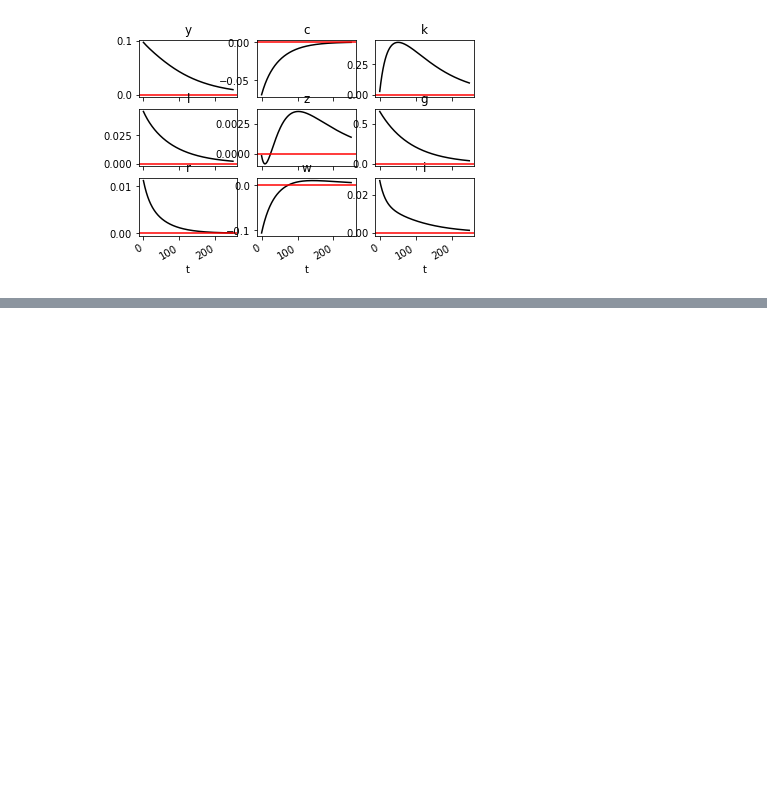
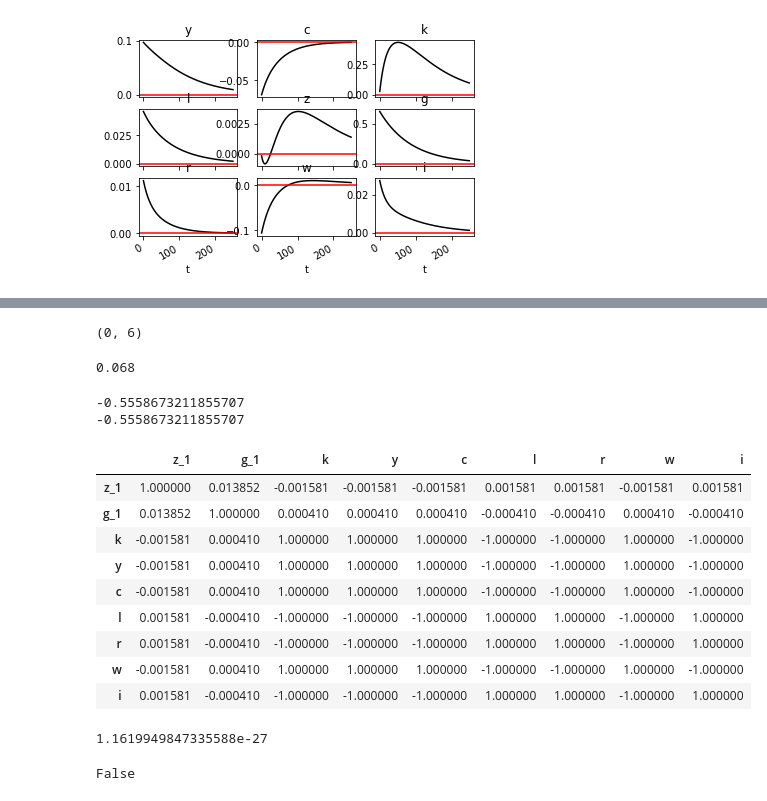
Before and after one commit to e-hall-hoffarth/causal_dsge, a Jupyter notebook: python/experiments.ipynb, the cells around one changed output, grey strips where cells are left out. Drawn from its saved outputs; the diff is of its cells as text; code cells hidden in the pictures; blank space fills up the shorter version.

```diff
--- a/python/experiments.ipynb
+++ b/python/experiments.ipynb
@@ -693,0 +968,22 @@ plt.show()
+# %%
+results = pd.DataFrame(columns = ['exo_states', 'endo_states', 'controls', 't1', 't2', 'valid' ])
+results.shape
+# %% [output]
+(0, 6)
+# %%
+m = 3
+n = 1000
+k = 1000
+alpha = 0.05
+rejected = 0
+for i in range(k):
+    sample1 = np.array([norm.rvs(size=n), norm.rvs(size=n), norm.rvs(size=n)]).T
+    sample2 = np.array([norm.rvs(size=n), norm.rvs(size=n), norm.rvs(size=n)]).T
+    t1, t2, valid = test_resids(sample1, sample2, method='srivastava')
+    # if not valid:
+    if t1 > norm.ppf(1-alpha):
+        rejected += 1
+
+print(rejected/k)
+# %% [output]
+0.068
@@ -693,0 +1040,39 @@ plt.show()
+# %%
+sample = data.sample(1000, replace=True)
+resid1, resid2 = get_resids(model, sample)
+print(custom(resid2, 2))
+print(schott(resid2))
+# %% [output]
+-0.5558673211855707
+-0.5558673211855707
+# %%
+names1 = ['z_1', 'g_1', 'k', 'y', 'c', 'l', 'r', 'w', 'i']
+names2 = ['k_1', 'z', 'g']
+resid1, resid2 = get_resids(model, sample, ntests=4)
+R = np.corrcoef(resid1.T)
+pd.DataFrame(R, columns=names1, index=names1)
+# %% [output]
+|  | z_1 | g_1 | k | y | c | l | r | w | i |
+| z_1 | 1.000000 | 0.013852 | -0.001581 | -0.001581 | -0.001581 | 0.001581 | 0.001581 | -0.001581 | 0.001581 |
+| g_1 | 0.013852 | 1.000000 | 0.000410 | 0.000410 | 0.000410 | -0.000410 | -0.000410 | 0.000410 | -0.000410 |
+| k | -0.001581 | 0.000410 | 1.000000 | 1.000000 | 1.000000 | -1.000000 | -1.000000 | 1.000000 | -1.000000 |
+| y | -0.001581 | 0.000410 | 1.000000 | 1.000000 | 1.000000 | -1.000000 | -1.000000 | 1.000000 | -1.000000 |
+| c | -0.001581 | 0.000410 | 1.000000 | 1.000000 | 1.000000 | -1.000000 | -1.000000 | 1.000000 | -1.000000 |
+| l | 0.001581 | -0.000410 | -1.000000 | -1.000000 | -1.000000 | 1.000000 | 1.000000 | -1.000000 | 1.000000 |
+| r | 0.001581 | -0.000410 | -1.000000 | -1.000000 | -1.000000 | 1.000000 | 1.000000 | -1.000000 | 1.000000 |
+| w | -0.001581 | 0.000410 | 1.000000 | 1.000000 | 1.000000 | -1.000000 | -1.000000 | 1.000000 | -1.000000 |
+| i | 0.001581 | -0.000410 | -1.000000 | -1.000000 | -1.000000 | 1.000000 | 1.000000 | -1.000000 | 1.000000 |
+# %%
+sample = data.sample(1000, replace=True)
+X = sample.loc[:,['k_1', 'z', 'g']]
+Y = sample.loc[:,['k', 'y', 'c', 'l', 'r', 'w', 'i']]
+lm = LinearRegression(fit_intercept=True, normalize=False)
+lm.fit(X, Y)
+resid = lm.predict(X) - Y
+np.var(resid.values.flatten())
+# %% [output]
+1.1619949847335588e-27
+# %%
+np.array([0]).all()
+# %% [output]
+False
```
Also changed, not shown: parts of 12 cells of this notebook.
